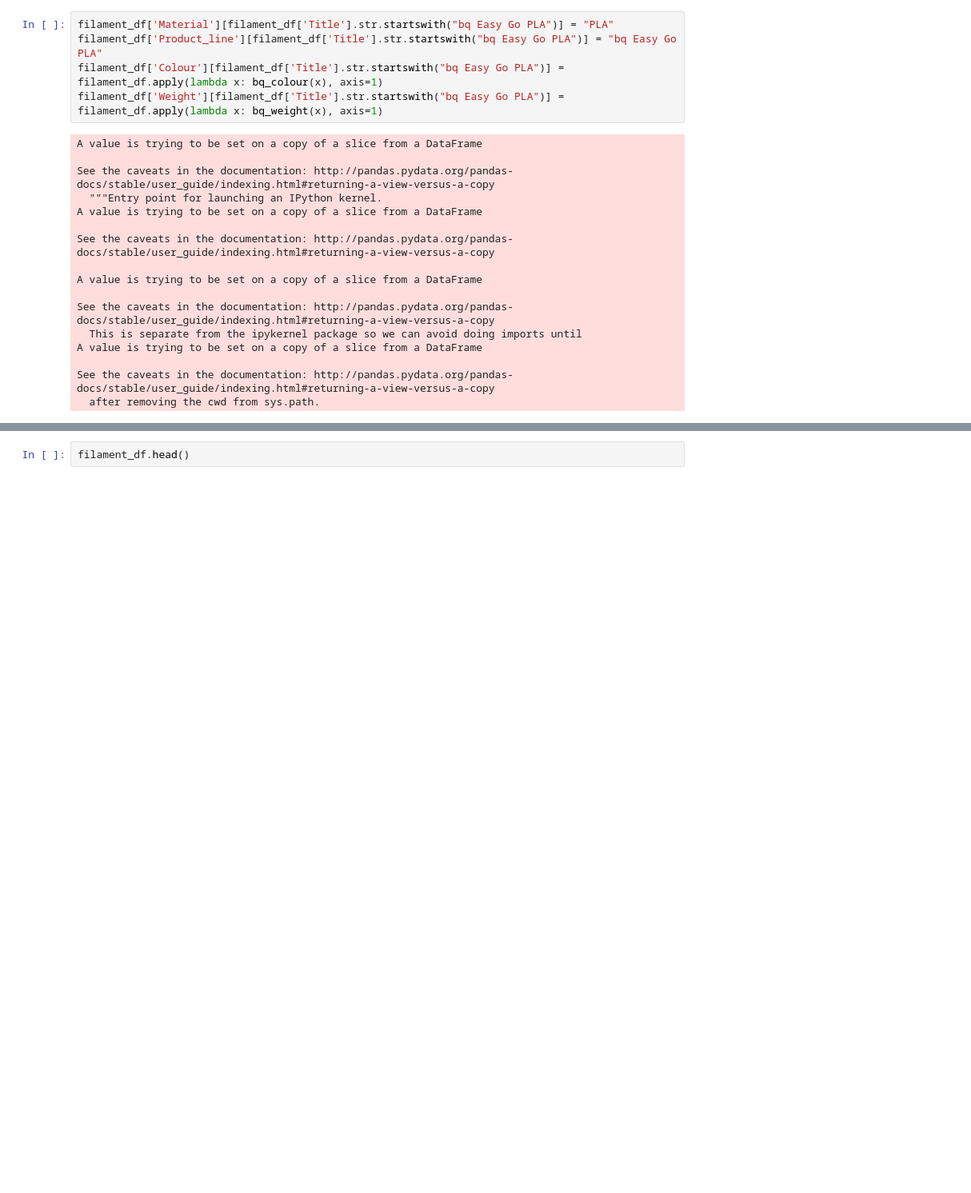
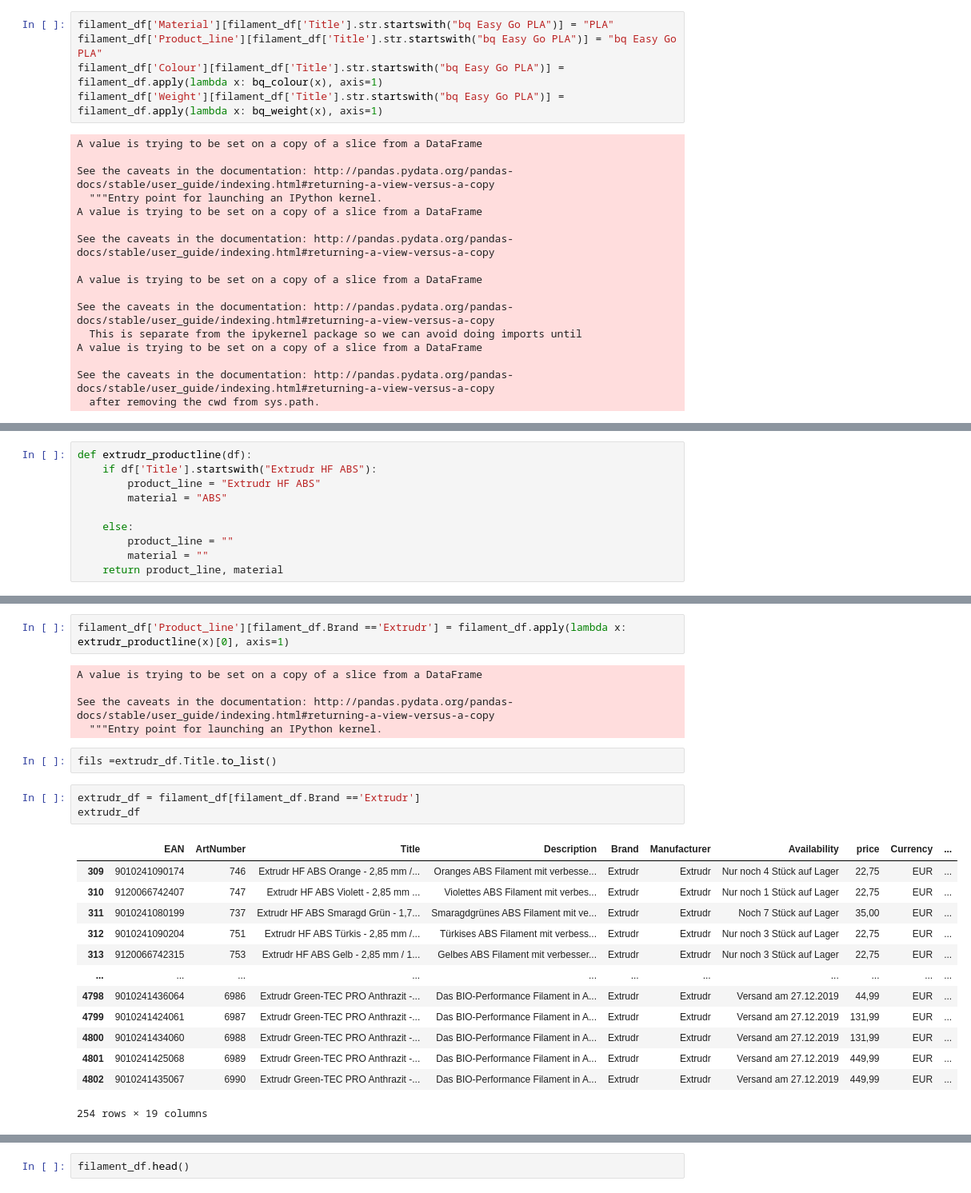
Before and after one commit to subrockmann/product-cleaner, a Jupyter notebook: 3djake Produktdaten.ipynb, the cells around one changed output, grey strips where cells are left out. Shown: that part at 80% size. Cells and saved outputs as stored; diff of their text form; blank space fills up the shorter version.

Commit message:
feat: product_line for Extrudr filaments

```diff
--- a/3djake Produktdaten.ipynb
+++ b/3djake Produktdaten.ipynb
@@ -327,0 +328,10 @@ See the caveats in the documentation: http://pandas.pydata.org/pandas-docs/stabl
+# %%
+def extrudr_productline(df):
+    if df['Title'].startswith("Extrudr HF ABS"):
+        product_line = "Extrudr HF ABS"
+        material = "ABS"
+
+    else:
+        product_line = ""
+        material = ""
+    return product_line, material
@@ -327,0 +359,26 @@ See the caveats in the documentation: http://pandas.pydata.org/pandas-docs/stabl
+# %%
+filament_df['Product_line'][filament_df.Brand =='Extrudr'] = filament_df.apply(lambda x: extrudr_productline(x)[0], axis=1)
+# %% [output]
+A value is trying to be set on a copy of a slice from a DataFrame
+
+See the caveats in the documentation: http://pandas.pydata.org/pandas-docs/stable/user_guide/indexing.html#returning-a-view-versus-a-copy
+  """Entry point for launching an IPython kernel.
+# %%
+fils =extrudr_df.Title.to_list()
+# %%
+extrudr_df = filament_df[filament_df.Brand =='Extrudr']
+extrudr_df
+# %% [output]
+|  | EAN | ArtNumber | Title | Description | Brand | Manufacturer | Availability | price | Currency | ... |
+| 309 | 9010241090174 | 746 | Extrudr HF ABS Orange - 2,85 mm /... | Oranges ABS Filament mit verbesse... | Extrudr | Extrudr | Nur noch 4 Stück auf Lager | 22,75 | EUR | ... |
+| 310 | 9120066742407 | 747 | Extrudr HF ABS Violett - 2,85 mm ... | Violettes ABS Filament mit verbes... | Extrudr | Extrudr | Nur noch 1 Stück auf Lager | 22,75 | EUR | ... |
+| 311 | 9010241080199 | 737 | Extrudr HF ABS Smaragd Grün - 1,7... | Smaragdgrünes ABS Filament mit ve... | Extrudr | Extrudr | Noch 7 Stück auf Lager | 35,00 | EUR | ... |
+| 312 | 9010241090204 | 751 | Extrudr HF ABS Türkis - 2,85 mm /... | Türkises ABS Filament mit verbess... | Extrudr | Extrudr | Nur noch 3 Stück auf Lager | 22,75 | EUR | ... |
+| 313 | 9120066742315 | 753 | Extrudr HF ABS Gelb - 2,85 mm / 1... | Gelbes ABS Filament mit verbesser... | Extrudr | Extrudr | Nur noch 3 Stück auf Lager | 22,75 | EUR | ... |
+| ... | ... | ... | ... | ... | ... | ... | ... | ... | ... | ... |
+| 4798 | 9010241436064 | 6986 | Extrudr Green-TEC PRO Anthrazit -... | Das BIO-Performance Filament in A... | Extrudr | Extrudr | Versand am 27.12.2019 | 44,99 | EUR | ... |
+| 4799 | 9010241424061 | 6987 | Extrudr Green-TEC PRO Anthrazit -... | Das BIO-Performance Filament in A... | Extrudr | Extrudr | Versand am 27.12.2019 | 131,99 | EUR | ... |
+| 4800 | 9010241434060 | 6988 | Extrudr Green-TEC PRO Anthrazit -... | Das BIO-Performance Filament in A... | Extrudr | Extrudr | Versand am 27.12.2019 | 131,99 | EUR | ... |
+| 4801 | 9010241425068 | 6989 | Extrudr Green-TEC PRO Anthrazit -... | Das BIO-Performance Filament in A... | Extrudr | Extrudr | Versand am 27.12.2019 | 449,99 | EUR | ... |
+| 4802 | 9010241435067 | 6990 | Extrudr Green-TEC PRO Anthrazit -... | Das BIO-Performance Filament in A... | Extrudr | Extrudr | Versand am 27.12.2019 | 449,99 | EUR | ... |
+254 rows × 19 columns
```
Also changed, not shown: parts of 4 cells of this notebook.
